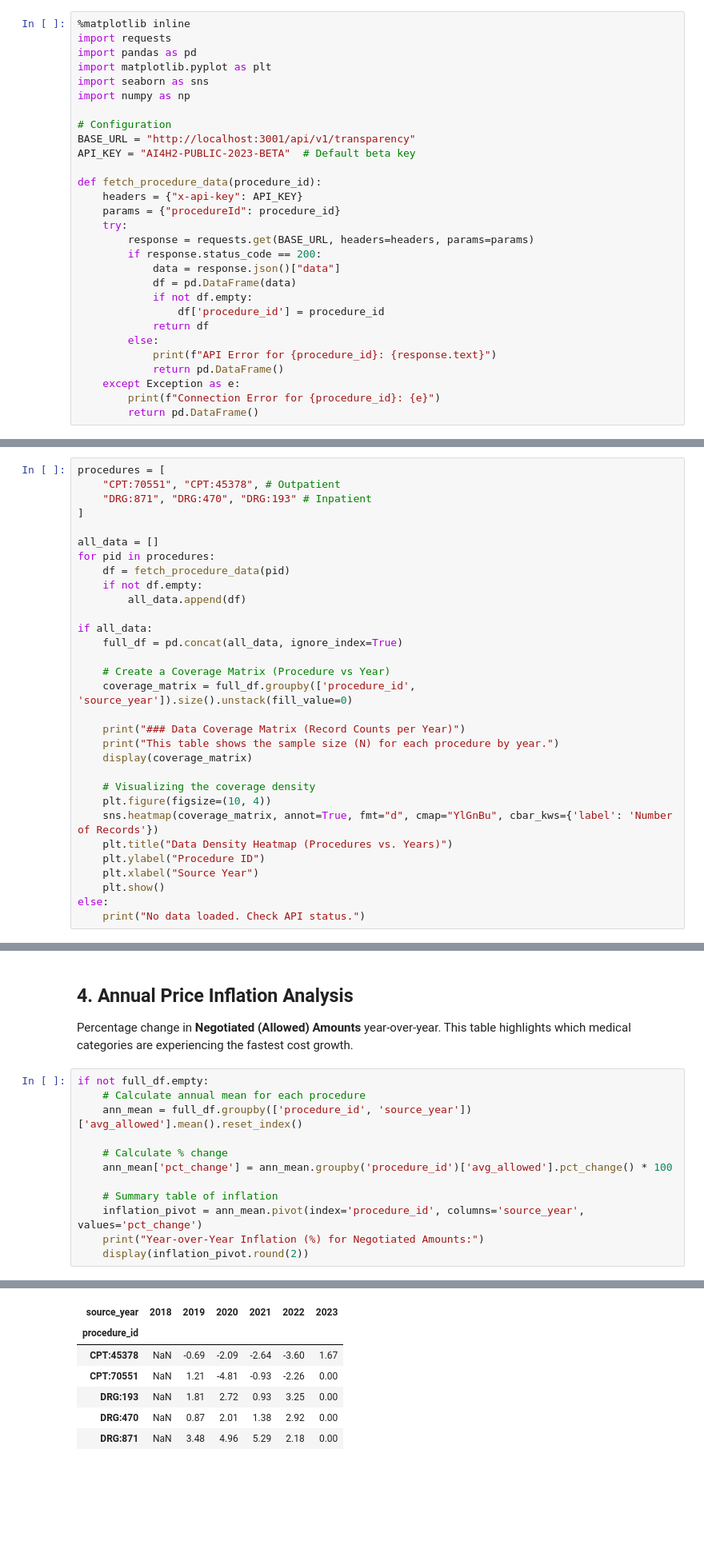
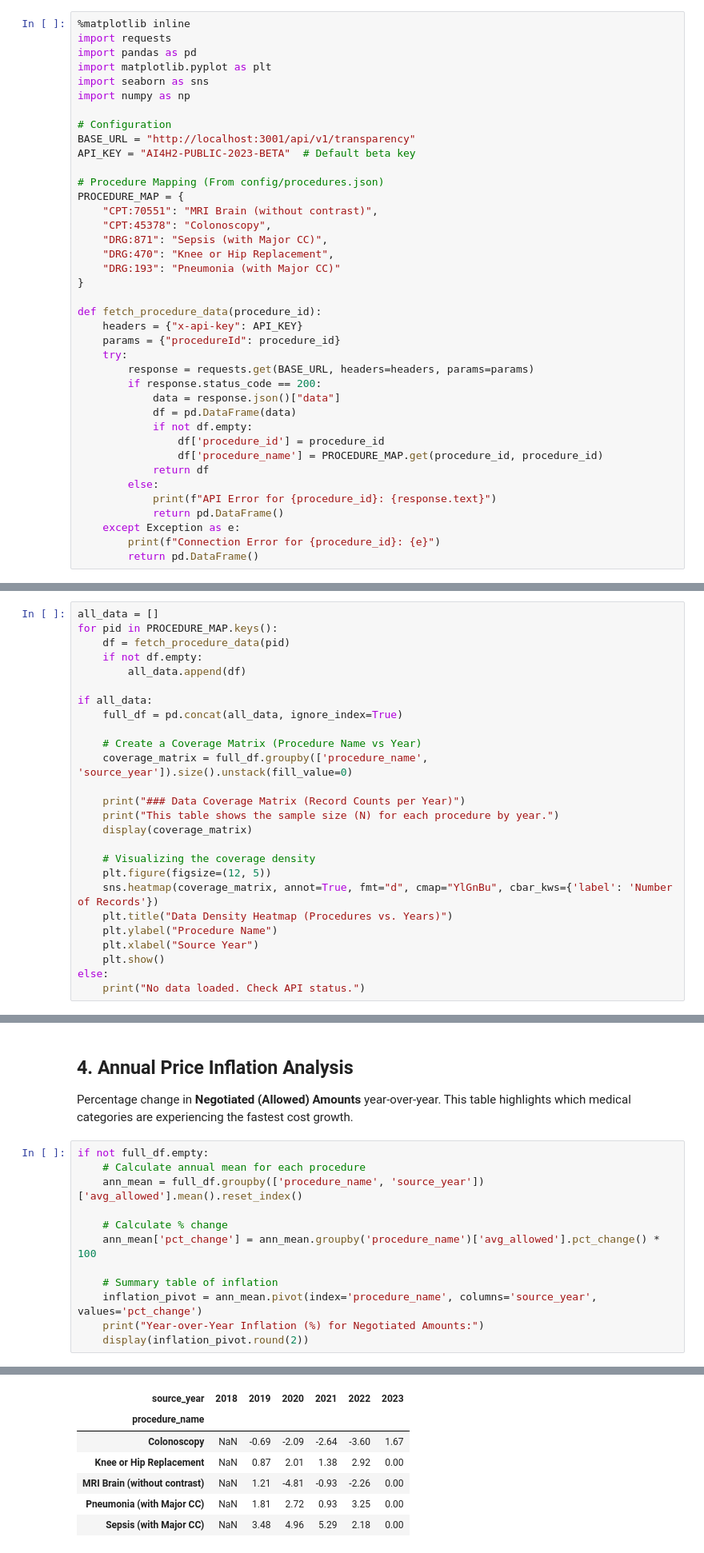
Before and after one commit to 6066Z/OpenHealthDP, a Jupyter notebook: example_analysis.ipynb, the cells around one changed output, grey strips where cells are left out. Shown at 80% size. Drawn from its saved outputs; the diff is of its cells as text; blank space fills up the shorter version.

```diff
--- a/example_analysis.ipynb
+++ b/example_analysis.ipynb
@@ -18,6 +18,15 @@ import numpy as np
 BASE_URL = "http://localhost:3001/api/v1/transparency"
 API_KEY = "AI4H2-PUBLIC-2023-BETA"  # Default beta key
 
+# Procedure Mapping (From config/procedures.json)
+PROCEDURE_MAP = {
+    "CPT:70551": "MRI Brain (without contrast)",
+    "CPT:45378": "Colonoscopy",
+    "DRG:871": "Sepsis (with Major CC)",
+    "DRG:470": "Knee or Hip Replacement",
+    "DRG:193": "Pneumonia (with Major CC)"
+}
+
 def fetch_procedure_data(procedure_id):
     headers = {"x-api-key": API_KEY}
     params = {"procedureId": procedure_id}
@@ -28,6 +37,7 @@ def fetch_procedure_data(procedure_id):
             df = pd.DataFrame(data)
             if not df.empty:
                 df['procedure_id'] = procedure_id
+                df['procedure_name'] = PROCEDURE_MAP.get(procedure_id, procedure_id)
             return df
         else:
             print(f"API Error for {procedure_id}: {response.text}")
@@ -41,11 +51,6 @@ Before analyzing trends, we must verify our **Data Coverage**. We need to know h
 # %%
-procedures = [
-    "CPT:70551", "CPT:45378", # Outpatient
-    "DRG:871", "DRG:470", "DRG:193" # Inpatient
-]
-
 all_data = []
-for pid in procedures:
+for pid in PROCEDURE_MAP.keys():
     df = fetch_procedure_data(pid)
     if not df.empty:
         all_data.append(df)
@@ -53,18 +58,18 @@ for pid in procedures:
 if all_data:
     full_df = pd.concat(all_data, ignore_index=True)
 
-    # Create a Coverage Matrix (Procedure vs Year)
-    coverage_matrix = full_df.groupby(['procedure_id', 'source_year']).size().unstack(fill_value=0)
+    # Create a Coverage Matrix (Procedure Name vs Year)
+    coverage_matrix = full_df.groupby(['procedure_name', 'source_year']).size().unstack(fill_value=0)
 
     print("### Data Coverage Matrix (Record Counts per Year)")
     print("This table shows the sample size (N) for each procedure by year.")
     display(coverage_matrix)
 
     # Visualizing the coverage density
-    plt.figure(figsize=(10, 4))
+    plt.figure(figsize=(12, 5))
     sns.heatmap(coverage_matrix, annot=True, fmt="d", cmap="YlGnBu", cbar_kws={'label': 'Number of Records'})
     plt.title("Data Density Heatmap (Procedures vs. Years)")
-    plt.ylabel("Procedure ID")
+    plt.ylabel("Procedure Name")
     plt.xlabel("Source Year")
     plt.show()
 else:
@@ -142,21 +149,21 @@ Percentage change in **Negotiated (Allowed) Amounts** year-over-year. This table
 # %%
 if not full_df.empty:
     # Calculate annual mean for each procedure
-    ann_mean = full_df.groupby(['procedure_id', 'source_year'])['avg_allowed'].mean().reset_index()
+    ann_mean = full_df.groupby(['procedure_name', 'source_year'])['avg_allowed'].mean().reset_index()
 
     # Calculate % change
-    ann_mean['pct_change'] = ann_mean.groupby('procedure_id')['avg_allowed'].pct_change() * 100
+    ann_mean['pct_change'] = ann_mean.groupby('procedure_name')['avg_allowed'].pct_change() * 100
 
     # Summary table of inflation
-    inflation_pivot = ann_mean.pivot(index='procedure_id', columns='source_year', values='pct_change')
+    inflation_pivot = ann_mean.pivot(index='procedure_name', columns='source_year', values='pct_change')
     print("Year-over-Year Inflation (%) for Negotiated Amounts:")
     display(inflation_pivot.round(2))
 # %% [output]
 Year-over-Year Inflation (%) for Negotiated Amounts:
 | source_year | 2018 | 2019 | 2020 | 2021 | 2022 | 2023 |
-| procedure_id |  |  |  |  |  |  |
-| CPT:45378 | NaN | -0.69 | -2.09 | -2.64 | -3.60 | 1.67 |
-| CPT:70551 | NaN | 1.21 | -4.81 | -0.93 | -2.26 | 0.00 |
-| DRG:193 | NaN | 1.81 | 2.72 | 0.93 | 3.25 | 0.00 |
-| DRG:470 | NaN | 0.87 | 2.01 | 1.38 | 2.92 | 0.00 |
-| DRG:871 | NaN | 3.48 | 4.96 | 5.29 | 2.18 | 0.00 |
+| procedure_name |  |  |  |  |  |  |
+| Colonoscopy | NaN | -0.69 | -2.09 | -2.64 | -3.60 | 1.67 |
+| Knee or Hip Replacement | NaN | 0.87 | 2.01 | 1.38 | 2.92 | 0.00 |
+| MRI Brain (without contrast) | NaN | 1.21 | -4.81 | -0.93 | -2.26 | 0.00 |
+| Pneumonia (with Major CC) | NaN | 1.81 | 2.72 | 0.93 | 3.25 | 0.00 |
+| Sepsis (with Major CC) | NaN | 3.48 | 4.96 | 5.29 | 2.18 | 0.00 |
```
Also changed, not shown: parts of 4 cells of this notebook.
